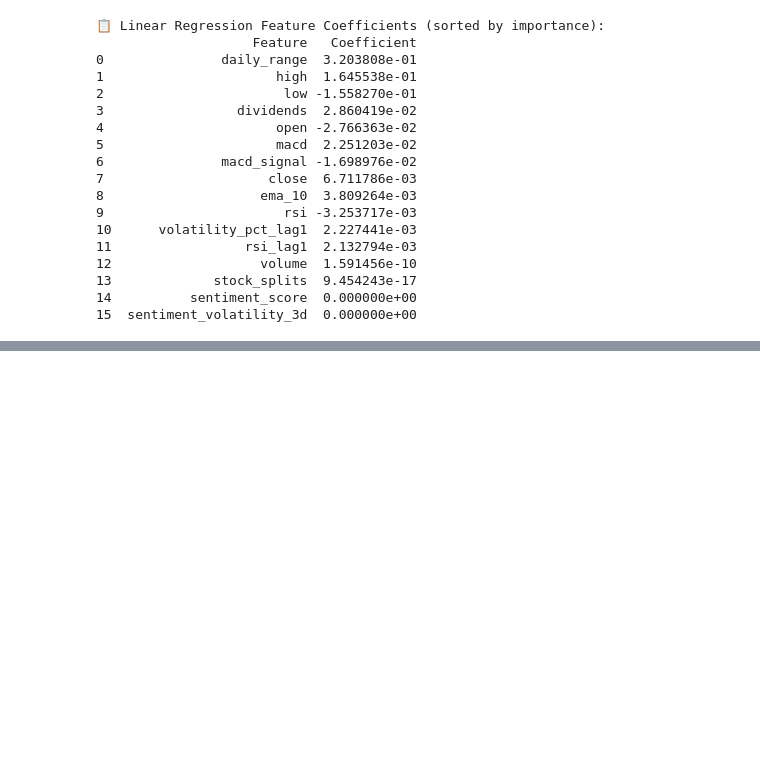
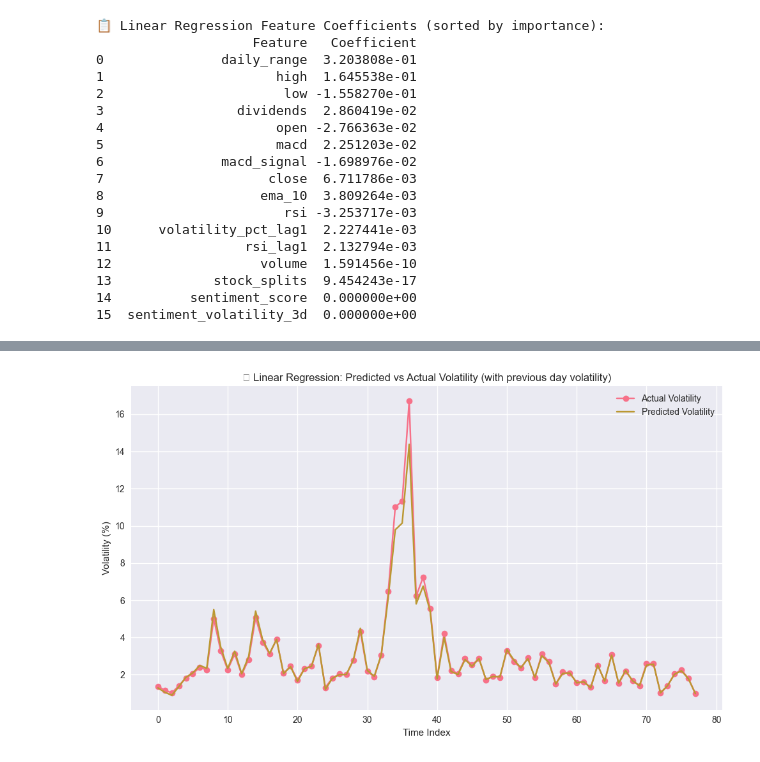
Before and after one commit to aditikhodke/stock-volatility-prediction, a Jupyter notebook: main copy.ipynb, the cells around one changed output, grey strips where cells are left out. Drawn from its saved outputs; the diff is of its cells as text; code cells hidden in the pictures; blank space fills up the shorter version.

```diff
--- a/main copy.ipynb
+++ b/main copy.ipynb
@@ -530,3 +530,84 @@ print(coef_df_sorted[['Feature', 'Coefficient']])
 13             stock_splits  9.454243e-17
 14          sentiment_score  0.000000e+00
 15  sentiment_volatility_3d  0.000000e+00
+# %%
+# Lagged sentiment score (previous day's sentiment)
+df_merged['sentiment_score_lag1'] = df_merged['sentiment_score'].shift(1)
+
+# RSI signal: crossing above/below a threshold (example logic — customize as needed)
+df_merged['rsi_signal'] = df_merged['rsi'].apply(lambda x: 1 if x > 70 else (-1 if x < 30 else 0))
+
+# Sentiment direction (simplified polarity)
+df_merged['sentiment_direction'] = df_merged['sentiment_score'].apply(
+    lambda x: 1 if x > 0 else (-1 if x < 0 else 0)
+)
+
+# Fill missing lagged values
+df_merged[['sentiment_score_lag1']] = df_merged[['sentiment_score_lag1']].fillna(0)
+# %%
+from sklearn.linear_model import LinearRegression
+from sklearn.metrics import mean_squared_error, mean_absolute_error, r2_score
+from sklearn.model_selection import TimeSeriesSplit
+import numpy as np
+import pandas as pd
+import matplotlib.pyplot as plt
+
+# --- Create lagged volatility feature ---
+df_merged['volatility_pct_lag1'] = df_merged['volatility_pct'].shift(1)
+
+
+# --- Define your modeling DataFrame with lagged volatility included ---
+df_model = df_merged[[
+    'open', 'high', 'low', 'close', 'volume', 'dividends', 'stock_splits',
+    'sentiment_score', 'ema_10', 'macd', 'macd_signal', 'rsi', 'daily_range',
+    'volatility_pct',  # target
+    'sentiment_score_lag1', 'rsi_lag1', 'sentiment_direction', 'rsi_signal',
+    'volatility_pct_lag1'  # new lag feature
+]].dropna()
+
+# --- Define features and target ---
+# Exclude 'volatility_pct' (target) from features
+features = [
+    'open', 'high', 'low', 'close', 'volume', 'dividends', 'stock_splits',
+    'sentiment_score', 'ema_10', 'macd', 'macd_signal', 'rsi', 'daily_range',
+    'sentiment_score_lag1', 'rsi_lag1', 'sentiment_direction', 'rsi_signal',
+    'volatility_pct_lag1'  # include previous day volatility
+]
+
+X = df_model[features]
+y = df_model['volatility_pct']
+
+# --- TimeSeriesSplit for train/test ---
+tscv = TimeSeriesSplit(n_splits=5)
+train_index, test_index = list(tscv.split(X))[-1]
+
+X_train, X_test = X.iloc[train_index], X.iloc[test_index]
+y_train, y_test = y.iloc[train_index], y.iloc[test_index]
+
+# --- Fit Linear Regression ---
+lr = LinearRegression()
+lr.fit(X_train, y_train)
+
+# --- Predict and evaluate ---
+y_pred = lr.predict(X_test)
+rmse = np.sqrt(mean_squared_error(y_test, y_pred))
+mae = mean_absolute_error(y_test, y_pred)
+r2 = r2_score(y_test, y_pred)
+
+print("📉 Linear Regression Baseline with Lagged Volatility:")
+print(f"RMSE: {rmse:.4f}")
+print(f"MAE: {mae:.4f}")
+print(f"R² Score: {r2:.4f}")
+
+# --- Plot Predicted vs Actual ---
+plt.figure(figsize=(10, 6))
+plt.plot(y_test.values, label='Actual Volatility', marker='o')
+plt.plot(y_pred, label='Predicted Volatility', marker='x')
+plt.title('📊 Linear Regression: Predicted vs Actual Volatility (with previous day volatility)')
+plt.xlabel('Time Index')
+plt.ylabel('Volatility (%)')
+plt.legend()
+plt.grid(True)
+plt.tight_layout()
+plt.show()
+# %% [output]
@@ -532,0 +618 @@ print(coef_df_sorted[['Feature', 'Coefficient']])
+[figure, added]
```
Also changed, not shown: parts of 2 cells of this notebook.
